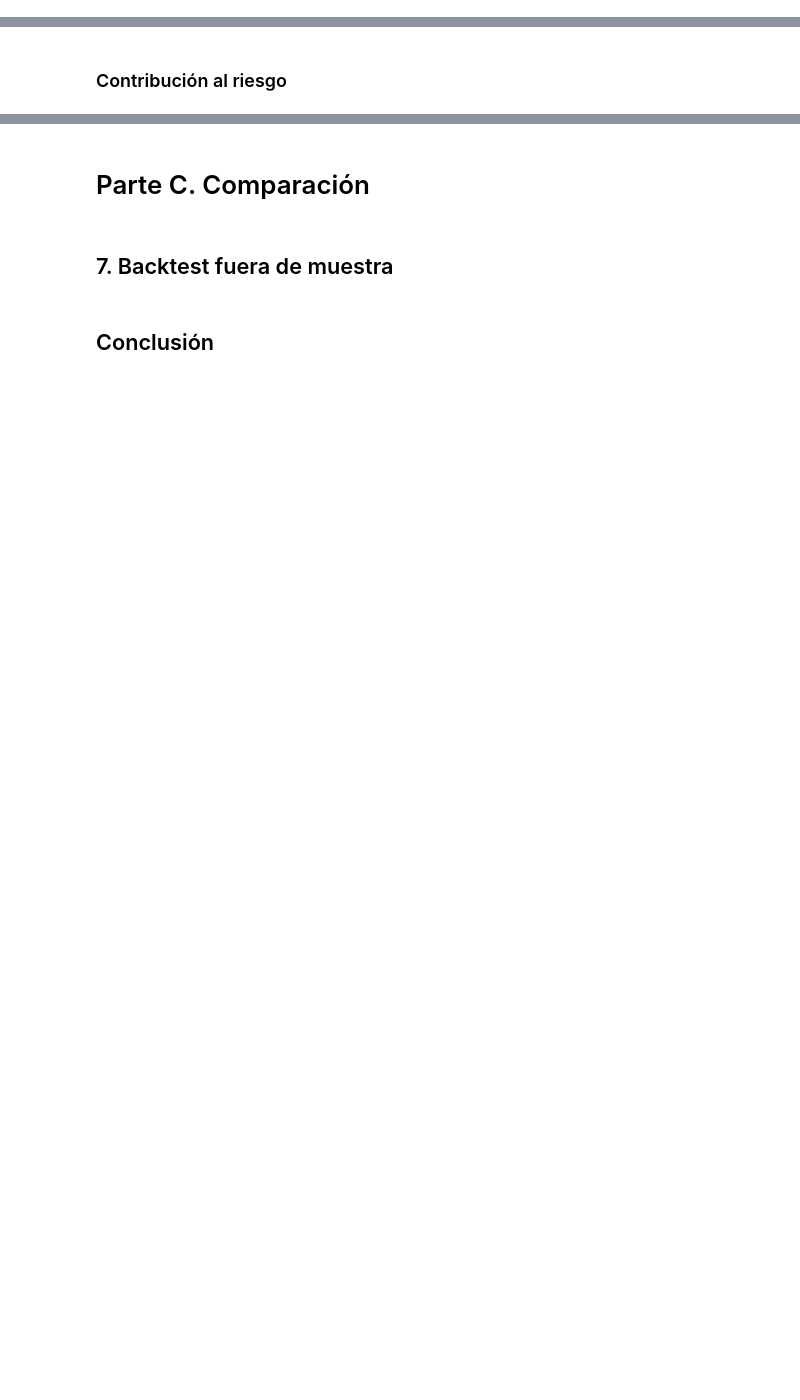
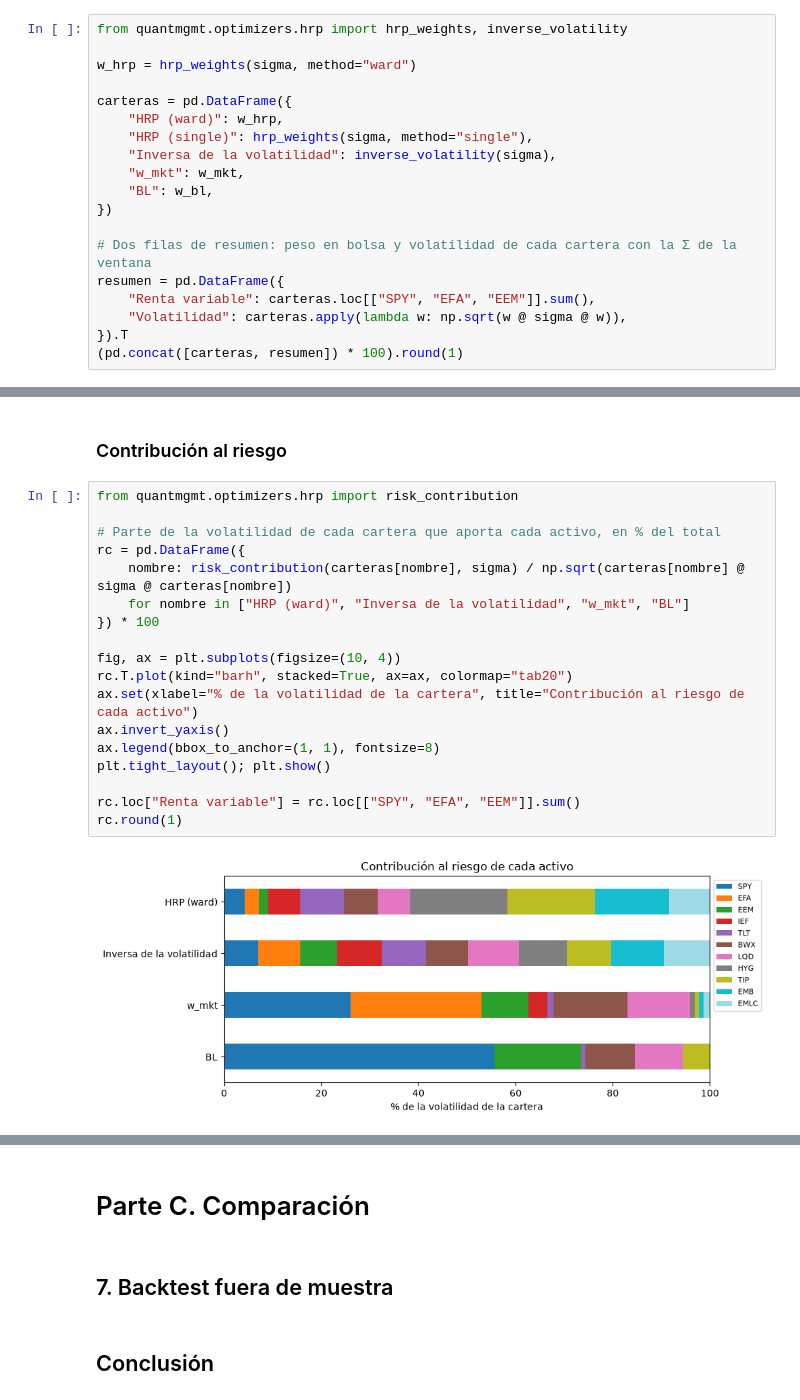
Before and after one commit to hectoorperezz/quant-management, a Jupyter notebook: notebooks/03_bl_hrp.ipynb, the cells around one changed output, grey strips where cells are left out. Saved outputs shown, nothing was run; the diff lists cells and outputs as text; blank space fills up the shorter version.

```diff
--- a/notebooks/03_bl_hrp.ipynb
+++ b/notebooks/03_bl_hrp.ipynb
@@ -468,0 +512,19 @@ Implementación en `quantmgmt/optimizers/hrp.py`, desde cero: distancia sobre la
+# %%
+from quantmgmt.optimizers.hrp import hrp_weights, inverse_volatility
+
+w_hrp = hrp_weights(sigma, method="ward")
+
+carteras = pd.DataFrame({
+    "HRP (ward)": w_hrp,
+    "HRP (single)": hrp_weights(sigma, method="single"),
+    "Inversa de la volatilidad": inverse_volatility(sigma),
+    "w_mkt": w_mkt,
+    "BL": w_bl,
+})
+
+# Dos filas de resumen: peso en bolsa y volatilidad de cada cartera con la Σ de la ventana
+resumen = pd.DataFrame({
+    "Renta variable": carteras.loc[["SPY", "EFA", "EEM"]].sum(),
+    "Volatilidad": carteras.apply(lambda w: np.sqrt(w @ sigma @ w)),
+}).T
+(pd.concat([carteras, resumen]) * 100).round(1)
@@ -469,2 +552,22 @@ Implementación en `quantmgmt/optimizers/hrp.py`, desde cero: distancia sobre la
 # %% [markdown]
 ### Contribución al riesgo
+# %%
+from quantmgmt.optimizers.hrp import risk_contribution
+
+# Parte de la volatilidad de cada cartera que aporta cada activo, en % del total
+rc = pd.DataFrame({
+    nombre: risk_contribution(carteras[nombre], sigma) / np.sqrt(carteras[nombre] @ sigma @ carteras[nombre])
+    for nombre in ["HRP (ward)", "Inversa de la volatilidad", "w_mkt", "BL"]
+}) * 100
+
+fig, ax = plt.subplots(figsize=(10, 4))
+rc.T.plot(kind="barh", stacked=True, ax=ax, colormap="tab20")
+ax.set(xlabel="% de la volatilidad de la cartera", title="Contribución al riesgo de cada activo")
+ax.invert_yaxis()
+ax.legend(bbox_to_anchor=(1, 1), fontsize=8)
+plt.tight_layout(); plt.show()
+
+rc.loc["Renta variable"] = rc.loc[["SPY", "EFA", "EEM"]].sum()
+rc.round(1)
+# %% [output]
+[figure, added]
```
Also changed, not shown: parts of 9 cells of this notebook.
